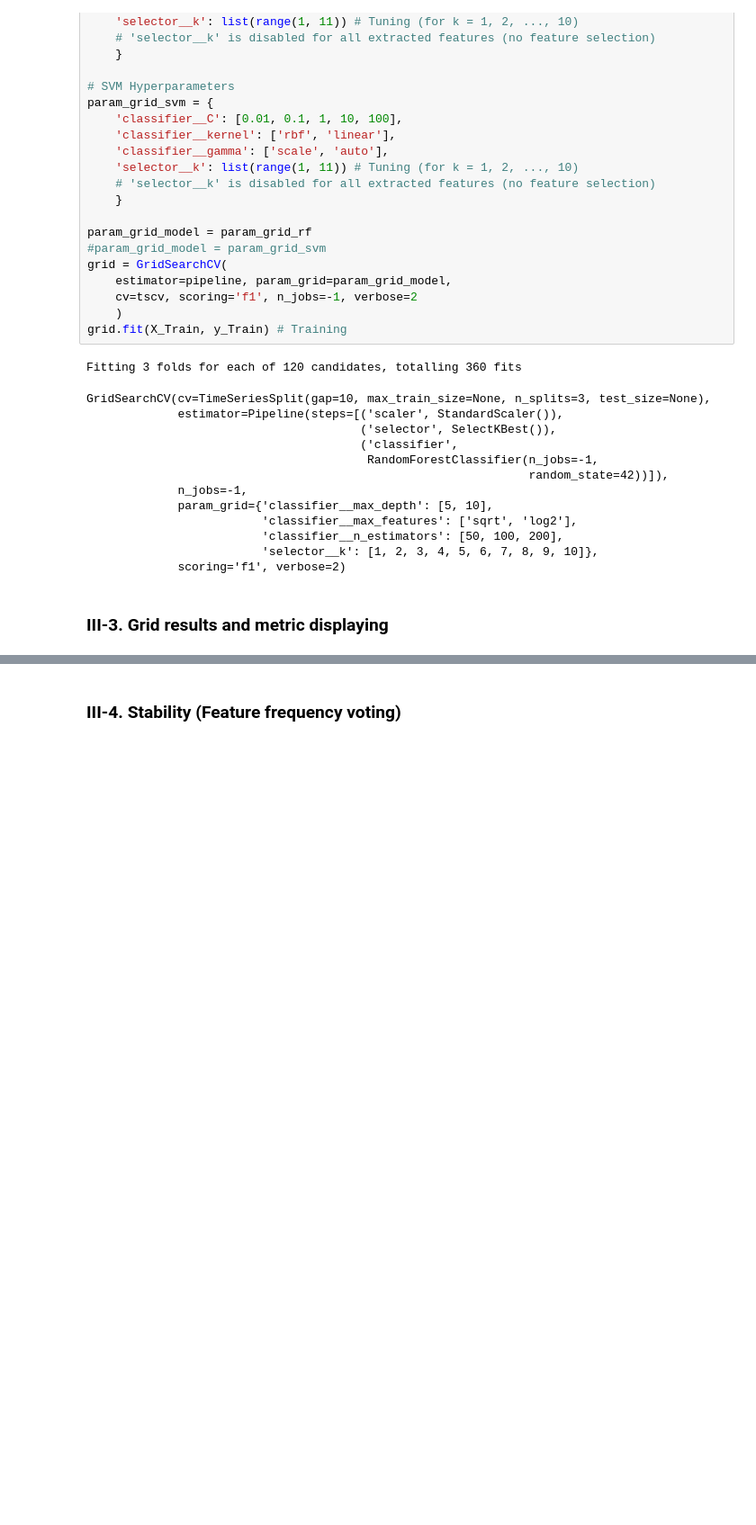
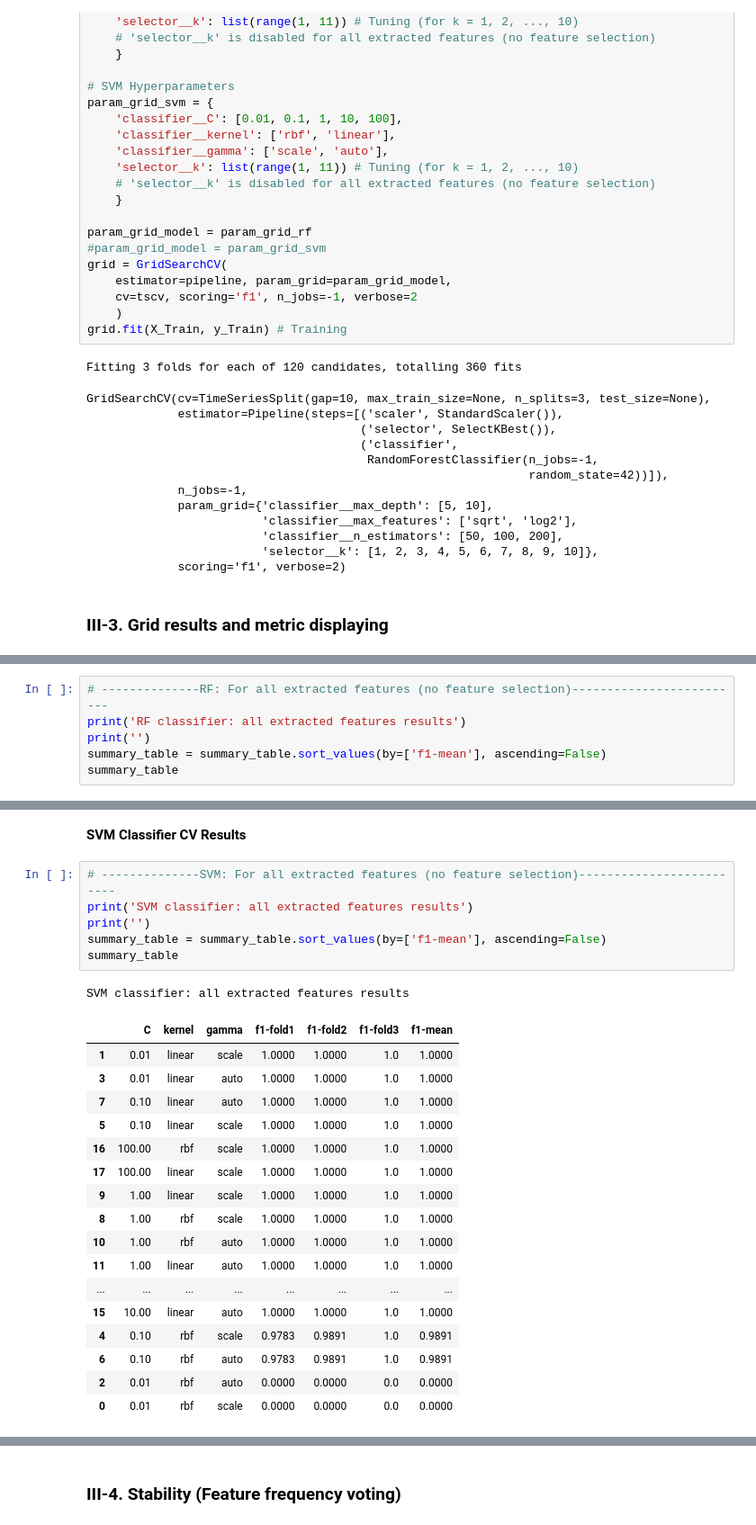
Before and after one commit to jalal-hdid/Gearbox-Fault-Diagnosis-FEN, a Jupyter notebook: Gearbox_Fault_Diagnosis_FEN.ipynb, the cells around one changed output, grey strips where cells are left out. Shown at 90% size. Saved outputs shown, nothing was run; the diff lists cells and outputs as text; blank space fills up the shorter version.

```diff
--- a/Gearbox_Fault_Diagnosis_FEN.ipynb
+++ b/Gearbox_Fault_Diagnosis_FEN.ipynb
@@ -375,0 +371,6 @@ summary_table.sort_values(by=['f1-mean','k_features'], ascending=[False, True])
+# %%
+# --------------RF: For all extracted features (no feature selection)-------------------------
+print('RF classifier: all extracted features results')
+print('')
+summary_table = summary_table.sort_values(by=['f1-mean'], ascending=False)
+summary_table
@@ -375,0 +414,27 @@ summary_table.sort_values(by=['f1-mean','k_features'], ascending=[False, True])
+# %% [markdown]
+**SVM Classifier CV Results**
+# %%
+# --------------SVM: For all extracted features (no feature selection)-------------------------
+print('SVM classifier: all extracted features results')
+print('')
+summary_table = summary_table.sort_values(by=['f1-mean'], ascending=False)
+summary_table
+# %% [output]
+SVM classifier: all extracted features results
+|  | C | kernel | gamma | f1-fold1 | f1-fold2 | f1-fold3 | f1-mean |
+| 1 | 0.01 | linear | scale | 1.0000 | 1.0000 | 1.0 | 1.0000 |
+| 3 | 0.01 | linear | auto | 1.0000 | 1.0000 | 1.0 | 1.0000 |
+| 7 | 0.10 | linear | auto | 1.0000 | 1.0000 | 1.0 | 1.0000 |
+| 5 | 0.10 | linear | scale | 1.0000 | 1.0000 | 1.0 | 1.0000 |
+| 16 | 100.00 | rbf | scale | 1.0000 | 1.0000 | 1.0 | 1.0000 |
+| 17 | 100.00 | linear | scale | 1.0000 | 1.0000 | 1.0 | 1.0000 |
+| 9 | 1.00 | linear | scale | 1.0000 | 1.0000 | 1.0 | 1.0000 |
+| 8 | 1.00 | rbf | scale | 1.0000 | 1.0000 | 1.0 | 1.0000 |
+| 10 | 1.00 | rbf | auto | 1.0000 | 1.0000 | 1.0 | 1.0000 |
+| 11 | 1.00 | linear | auto | 1.0000 | 1.0000 | 1.0 | 1.0000 |
+| ... | ... | ... | ... | ... | ... | ... | ... |
+| 15 | 10.00 | linear | auto | 1.0000 | 1.0000 | 1.0 | 1.0000 |
+| 4 | 0.10 | rbf | scale | 0.9783 | 0.9891 | 1.0 | 0.9891 |
+| 6 | 0.10 | rbf | auto | 0.9783 | 0.9891 | 1.0 | 0.9891 |
+| 2 | 0.01 | rbf | auto | 0.0000 | 0.0000 | 0.0 | 0.0000 |
+| 0 | 0.01 | rbf | scale | 0.0000 | 0.0000 | 0.0 | 0.0000 |
```
Also changed, not shown: parts of 18 cells of this notebook.
